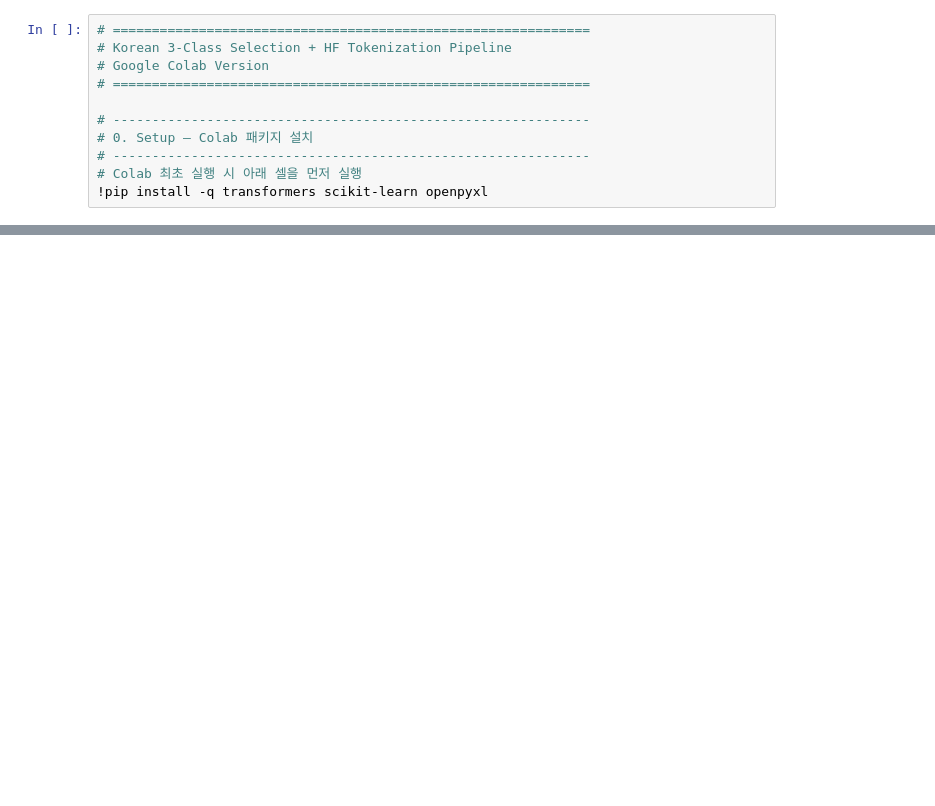
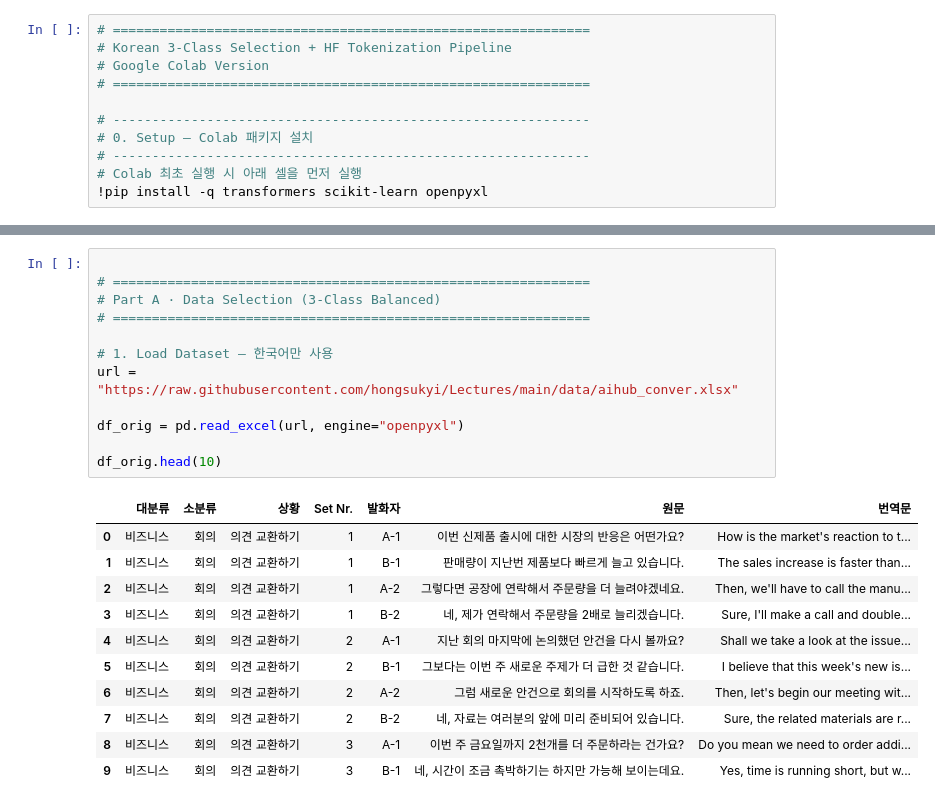
Before and after one commit to hongsukyi/nlp, a Jupyter notebook: deeplearnig_3days/s_colab01_subword.ipynb, the cells around one changed output, grey strips where cells are left out. Saved outputs shown, nothing was run; the diff lists cells and outputs as text; blank space fills up the shorter version.

```diff
--- a/deeplearnig_3days/s_colab01_subword.ipynb
+++ b/deeplearnig_3days/s_colab01_subword.ipynb
@@ -11,0 +25,24 @@
+# %%
+
+# =============================================================
+# Part A · Data Selection (3-Class Balanced)
+# =============================================================
+
+# 1. Load Dataset — 한국어만 사용
+url = "https://raw.githubusercontent.com/hongsukyi/Lectures/main/data/aihub_conver.xlsx"
+
+df_orig = pd.read_excel(url, engine="openpyxl")
+
+df_orig.head(10)
+# %% [output]
+|  | 대분류 | 소분류 | 상황 | Set Nr. | 발화자 | 원문 | 번역문 |
+| 0 | 비즈니스 | 회의 | 의견 교환하기 | 1 | A-1 | 이번 신제품 출시에 대한 시장의 반응은 어떤가요? | How is the market's reaction to t... |
+| 1 | 비즈니스 | 회의 | 의견 교환하기 | 1 | B-1 | 판매량이 지난번 제품보다 빠르게 늘고 있습니다. | The sales increase is faster than... |
+| 2 | 비즈니스 | 회의 | 의견 교환하기 | 1 | A-2 | 그렇다면 공장에 연락해서 주문량을 더 늘려야겠네요. | Then, we'll have to call the manu... |
+| 3 | 비즈니스 | 회의 | 의견 교환하기 | 1 | B-2 | 네, 제가 연락해서 주문량을 2배로 늘리겠습니다. | Sure, I'll make a call and double... |
+| 4 | 비즈니스 | 회의 | 의견 교환하기 | 2 | A-1 | 지난 회의 마지막에 논의했던 안건을 다시 볼까요? | Shall we take a look at the issue... |
+| 5 | 비즈니스 | 회의 | 의견 교환하기 | 2 | B-1 | 그보다는 이번 주 새로운 주제가 더 급한 것 같습니다. | I believe that this week's new is... |
+| 6 | 비즈니스 | 회의 | 의견 교환하기 | 2 | A-2 | 그럼 새로운 안건으로 회의를 시작하도록 하죠. | Then, let's begin our meeting wit... |
+| 7 | 비즈니스 | 회의 | 의견 교환하기 | 2 | B-2 | 네, 자료는 여러분의 앞에 미리 준비되어 있습니다. | Sure, the related materials are r... |
+| 8 | 비즈니스 | 회의 | 의견 교환하기 | 3 | A-1 | 이번 주 금요일까지 2천개를 더 주문하라는 건가요? | Do you mean we need to order addi... |
+| 9 | 비즈니스 | 회의 | 의견 교환하기 | 3 | B-1 | 네, 시간이 조금 촉박하기는 하지만 가능해 보이는데요. | Yes, time is running short, but w... |
```
Also changed, not shown: parts of 14 cells of this notebook.
